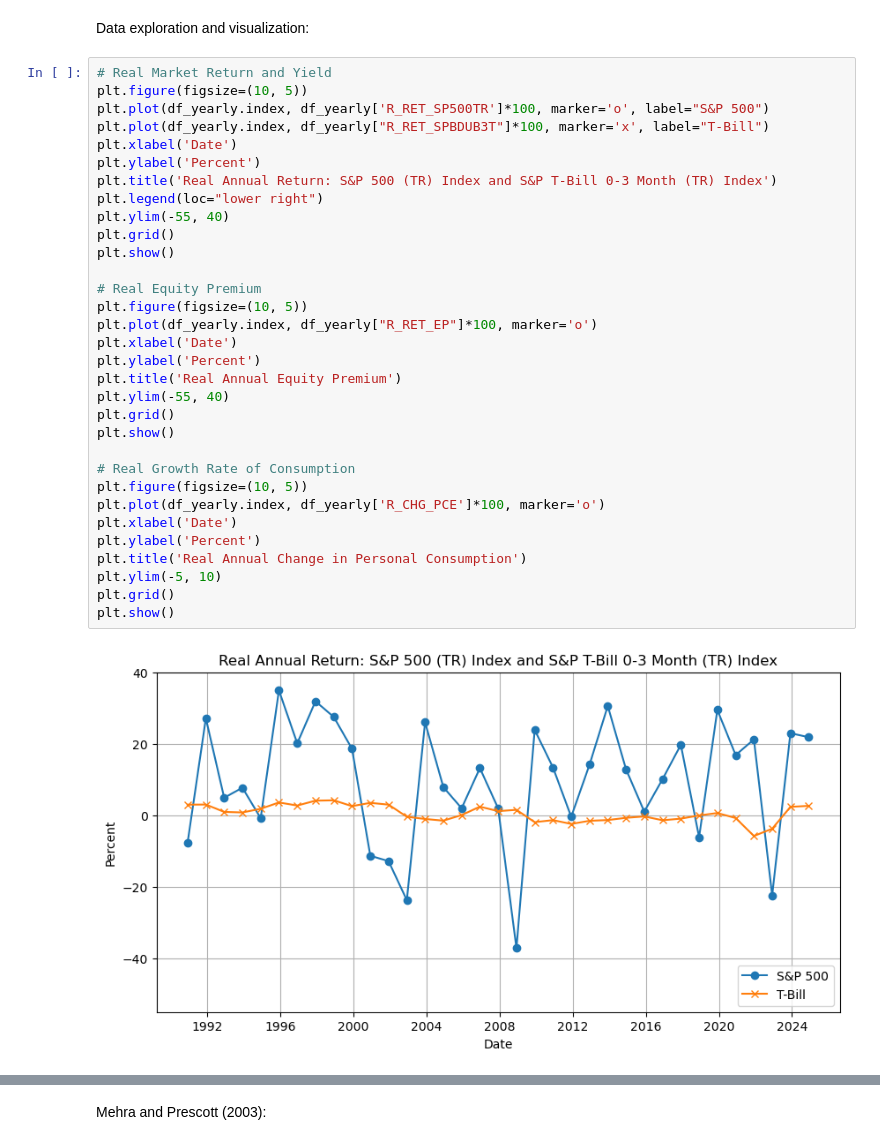
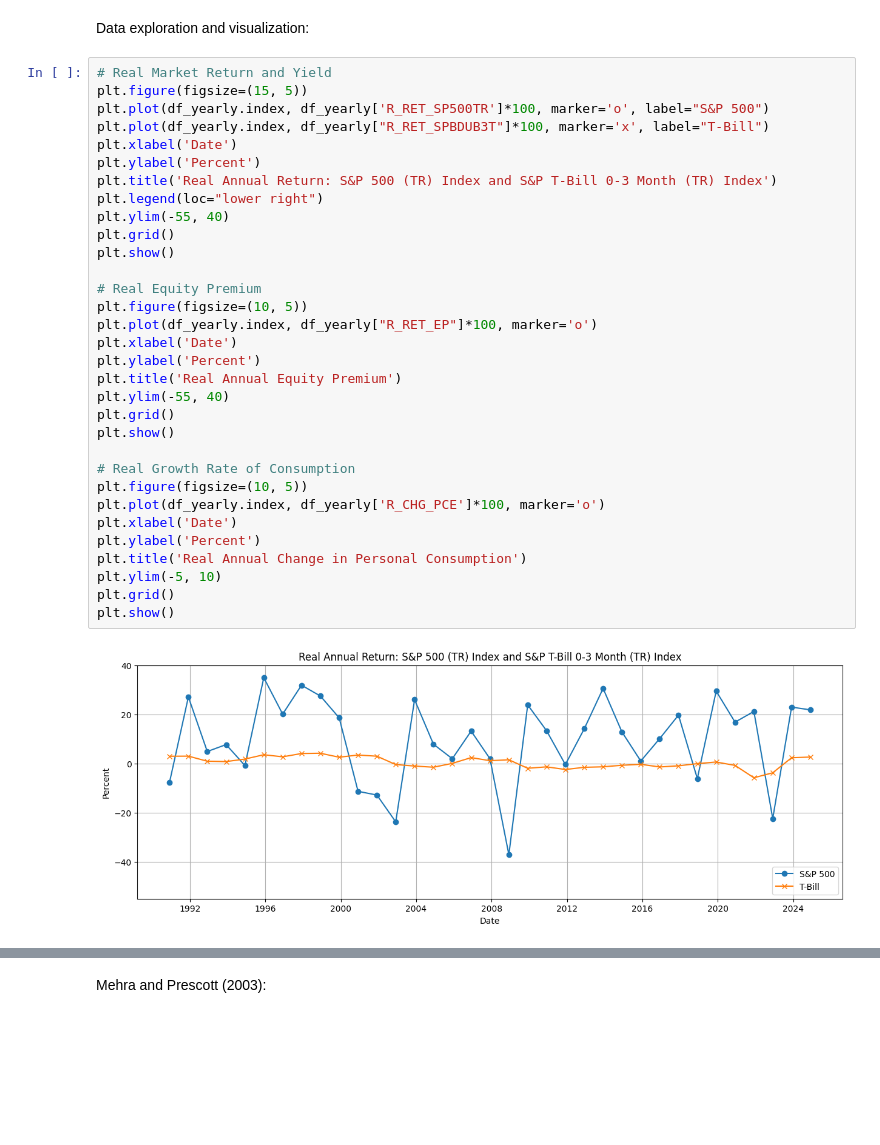
Before and after one commit to mcp656/Seminar, a Jupyter notebook: prescott.ipynb, the cells around one changed output, grey strips where cells are left out. Saved outputs shown, nothing was run; the diff lists cells and outputs as text; blank space fills up the shorter version.

Commit message:
Updated lenght of figure
Hej Anders,
Jeg har ændret figurens længde, så den passer bedre i Latex.

```diff
--- a/prescott.ipynb
+++ b/prescott.ipynb
@@ -101,35 +101,35 @@ df_yearly["R_RET_EP"] = df_yearly["R_RET_SP500TR"] - df_yearly["R_RET_SPBDUB3T"]
 Data exploration and visualization:
 # %%
 # Real Market Return and Yield
-plt.figure(figsize=(10, 5))
+plt.figure(figsize=(15, 5))
 plt.plot(df_yearly.index, df_yearly['R_RET_SP500TR']*100, marker='o', label="S&P 500")
 plt.plot(df_yearly.index, df_yearly["R_RET_SPBDUB3T"]*100, marker='x', label="T-Bill")
 plt.xlabel('Date')
 plt.ylabel('Percent')
 plt.title('Real Annual Return: S&P 500 (TR) Index and S&P T-Bill 0-3 Month (TR) Index')
 plt.legend(loc="lower right")
 plt.ylim(-55, 40)
 plt.grid()
 plt.show()
 
 # Real Equity Premium
 plt.figure(figsize=(10, 5))
 plt.plot(df_yearly.index, df_yearly["R_RET_EP"]*100, marker='o')
 plt.xlabel('Date')
 plt.ylabel('Percent')
 plt.title('Real Annual Equity Premium')
 plt.ylim(-55, 40)
 plt.grid()
 plt.show()
 
 # Real Growth Rate of Consumption
 plt.figure(figsize=(10, 5))
 plt.plot(df_yearly.index, df_yearly['R_CHG_PCE']*100, marker='o')
 plt.xlabel('Date')
 plt.ylabel('Percent')
 plt.title('Real Annual Change in Personal Consumption')
 plt.ylim(-5, 10)
 plt.grid()
 plt.show()
 # %% [output]
-[figure, old version]
+[figure, new version]
```
Also changed, not shown: parts of 1 cell of this notebook.
